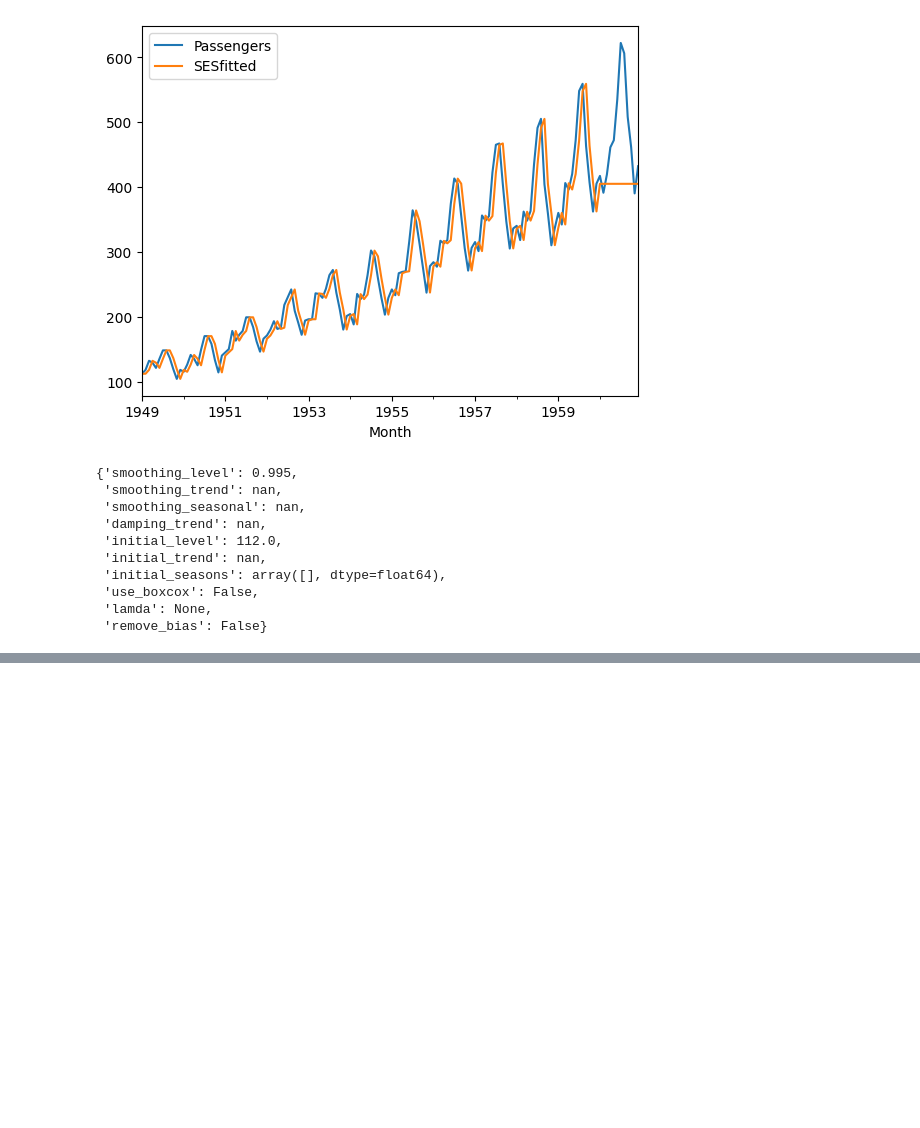
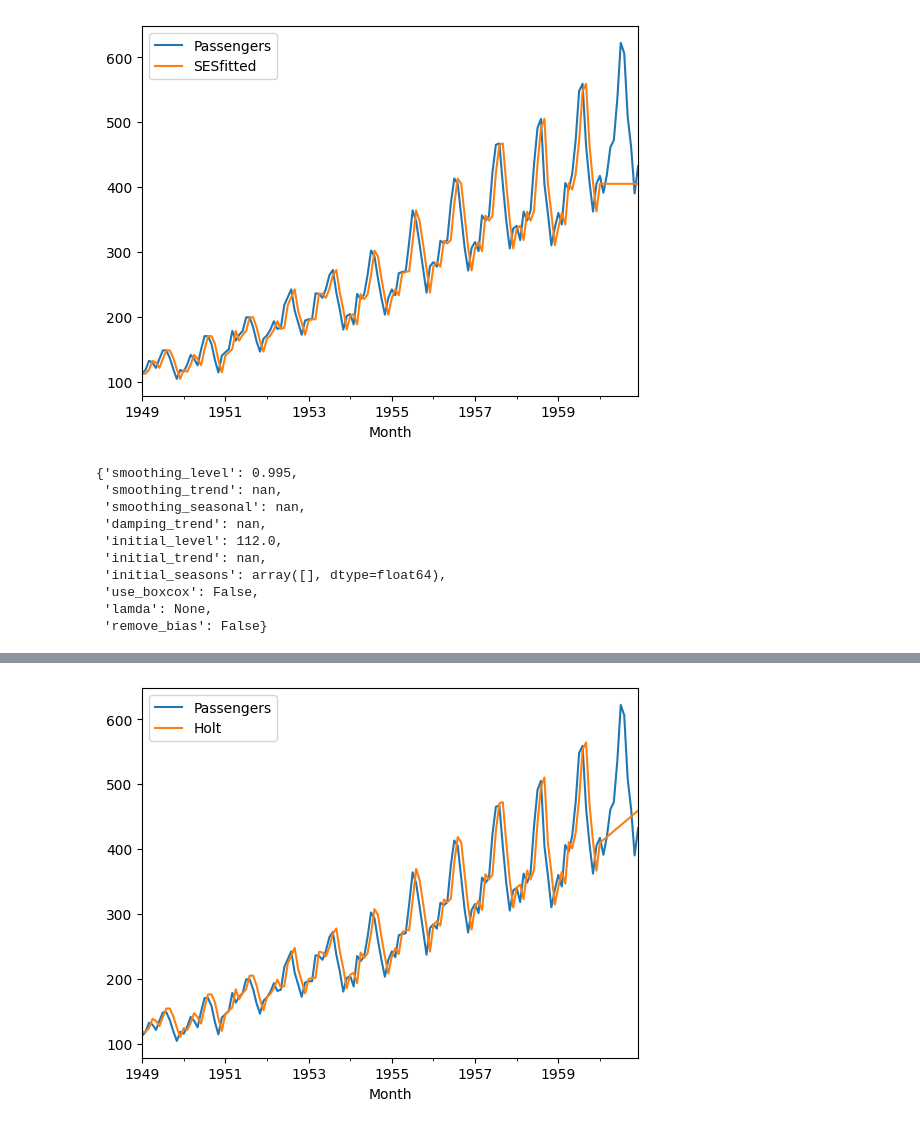
Before and after one commit to yeesem/Time-Series-Data-Analysis, a Jupyter notebook: EWMA_&_Holt_Winters.ipynb, the cells around one changed output, grey strips where cells are left out. Cells and saved outputs as stored; diff of their text form; code cells hidden in the pictures; blank space fills up the shorter version.

```diff
--- a/EWMA_&_Holt_Winters.ipynb
+++ b/EWMA_&_Holt_Winters.ipynb
@@ -206,0 +218,10 @@ res.params
+# %%
+holt = Holt(train['Passengers'],initialization_method = 'legacy-heuristic')
+res_h = holt.fit()
+df.loc[train_idx,'Holt'] = res_h.fittedvalues
+# %%
+df.loc[test_idx,'Holt'] = res_h.forecast(N_test)
+# %%
+df[['Passengers','Holt']].plot();
+# %% [output]
+[figure, added]
```
Also changed, not shown: parts of 22 cells of this notebook.
